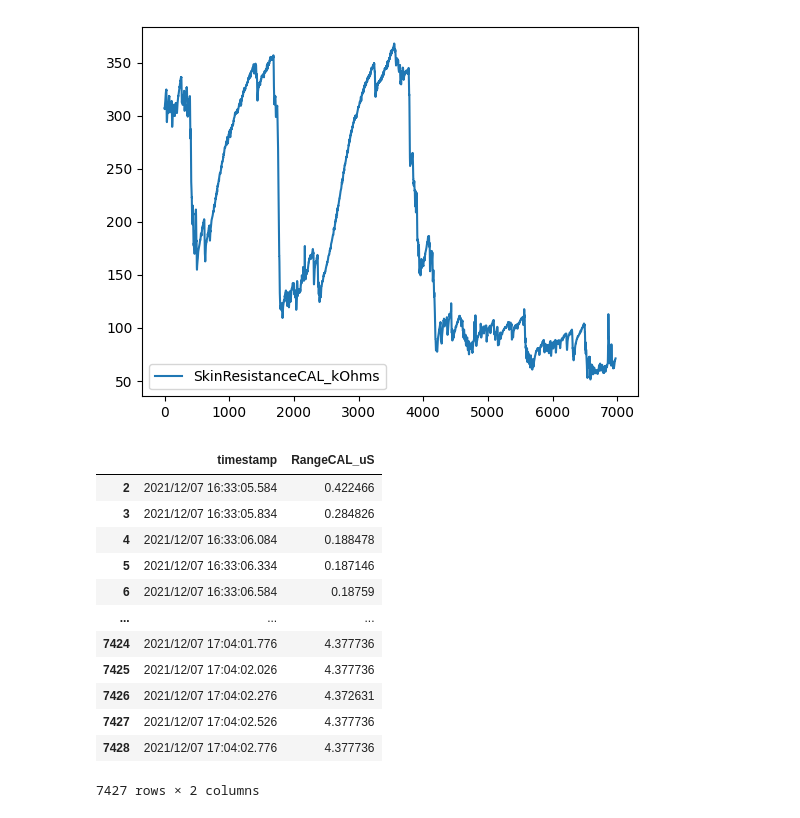
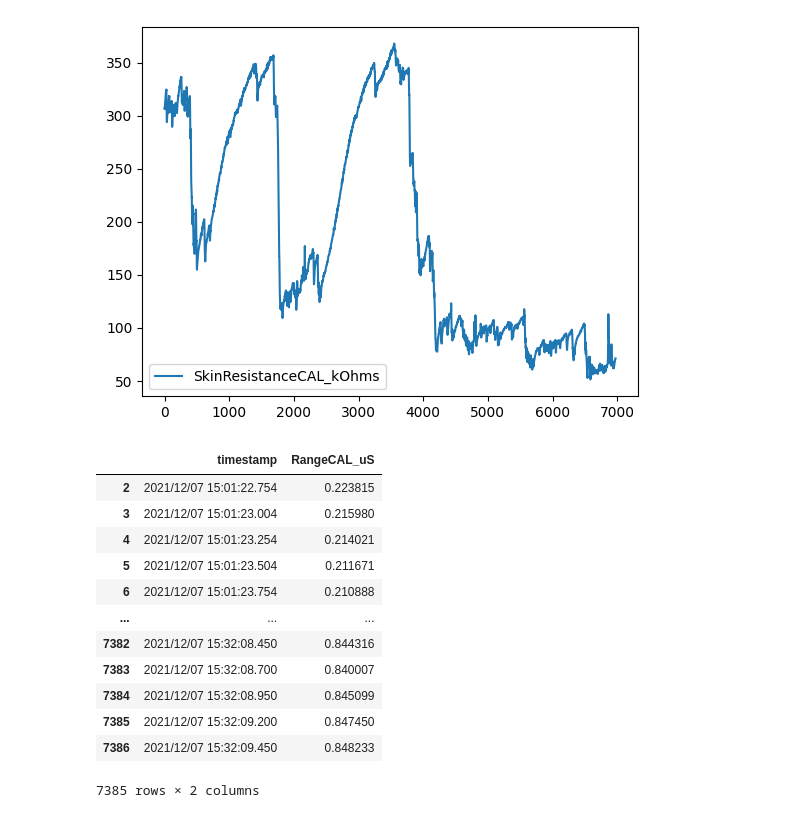
Before and after one commit to Inn0/STP1StressVisualisation, a Jupyter notebook: StressThreshold.ipynb, the cells around one changed output. Cells and saved outputs as stored; diff of their text form; code cells hidden in the pictures.

```diff
--- a/StressThreshold.ipynb
+++ b/StressThreshold.ipynb
@@ -122,25 +122,30 @@ plot_df(test712_8)
 [figure]
 [figure]
 # %%
-dfTemp = test712_6
+from sklearn.preprocessing import MinMaxScaler
+scaler = MinMaxScaler()
+
+dfTemp =  test712_4
+dfTemp['RangeCAL_uS'] = scaler.fit_transform(dfTemp[['RangeCAL_uS']])
+
 df1_1 = dfTemp.iloc[:, [0, 1]]
 df1_2 = dfTemp.iloc[:, [0, 2]]
 df1_3 = dfTemp.iloc[:, [0, 3]]
 df1_2
 # %% [output]
 |  | timestamp | RangeCAL_uS |
-| 2 | 2021/12/07 16:33:05.584 | 0.422466 |
-| 3 | 2021/12/07 16:33:05.834 | 0.284826 |
-| 4 | 2021/12/07 16:33:06.084 | 0.188478 |
-| 5 | 2021/12/07 16:33:06.334 | 0.187146 |
-| 6 | 2021/12/07 16:33:06.584 | 0.18759 |
+| 2 | 2021/12/07 15:01:22.754 | 0.223815 |
+| 3 | 2021/12/07 15:01:23.004 | 0.215980 |
+| 4 | 2021/12/07 15:01:23.254 | 0.214021 |
+| 5 | 2021/12/07 15:01:23.504 | 0.211671 |
+| 6 | 2021/12/07 15:01:23.754 | 0.210888 |
 | ... | ... | ... |
-| 7424 | 2021/12/07 17:04:01.776 | 4.377736 |
-| 7425 | 2021/12/07 17:04:02.026 | 4.377736 |
-| 7426 | 2021/12/07 17:04:02.276 | 4.372631 |
-| 7427 | 2021/12/07 17:04:02.526 | 4.377736 |
-| 7428 | 2021/12/07 17:04:02.776 | 4.377736 |
+| 7382 | 2021/12/07 15:32:08.450 | 0.844316 |
+| 7383 | 2021/12/07 15:32:08.700 | 0.840007 |
+| 7384 | 2021/12/07 15:32:08.950 | 0.845099 |
+| 7385 | 2021/12/07 15:32:09.200 | 0.847450 |
+| 7386 | 2021/12/07 15:32:09.450 | 0.848233 |
-7427 rows × 2 columns
+7385 rows × 2 columns
 # %%
 
 df1_2.info()
```
Also changed, not shown: parts of 3 cells of this notebook.
